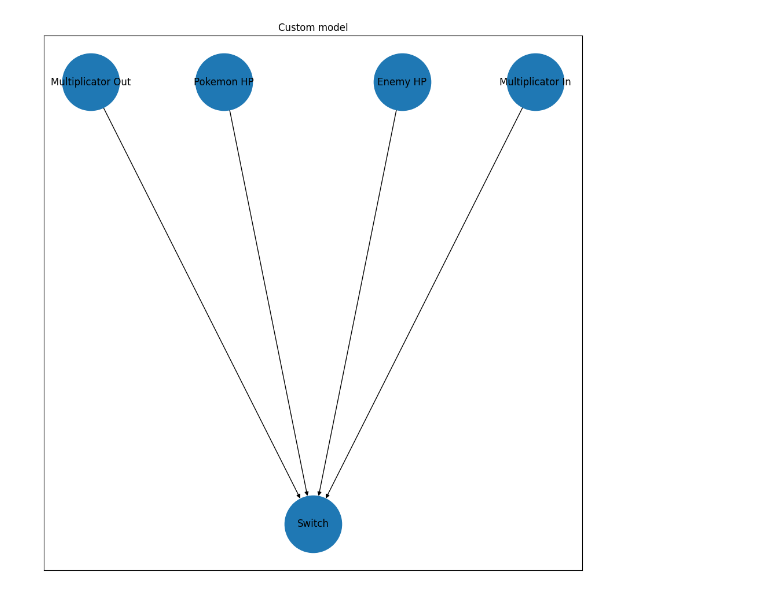
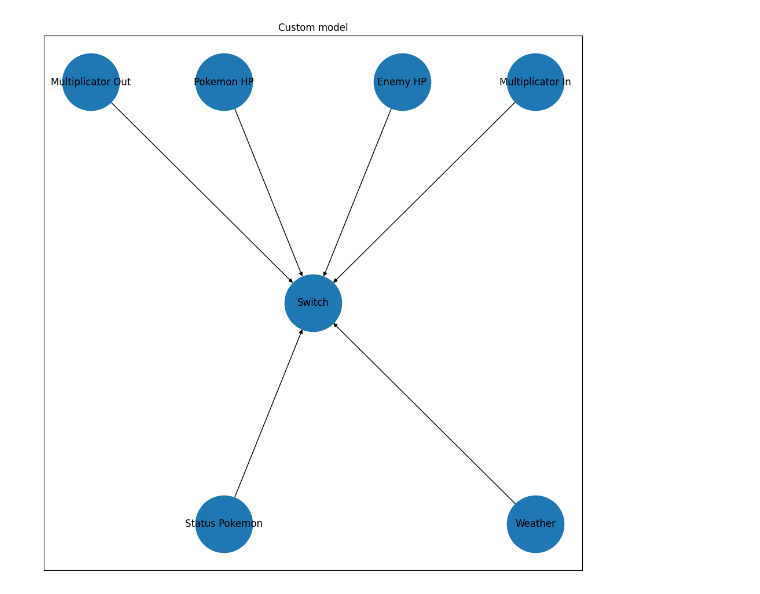
Before and after one commit to TechRufy/showdownBayesian, a Jupyter notebook: showdown/battle_bots/BayesianBot/BayesianNetwork/BayesianPokemon.ipynb, the cells around one changed output. Cells and saved outputs as stored; diff of their text form; code cells hidden in the pictures.

Commit message:
changed switch

```diff
--- a/showdown/battle_bots/BayesianBot/BayesianNetwork/BayesianPokemon.ipynb
+++ b/showdown/battle_bots/BayesianBot/BayesianNetwork/BayesianPokemon.ipynb
@@ -308,14 +314,14 @@ df_switch
 # %%
-switch_model = BayesianNetwork([('Pokemon HP', 'Switch'), ('Enemy HP', 'Switch'), ('Multiplicator In', 'Switch'), ('Multiplicator Out', 'Switch')])
+switch_model = BayesianNetwork([('Pokemon HP', 'Switch'), ('Enemy HP', 'Switch'), ('Status Pokemon', 'Switch'), ('Weather', 'Switch'), ('Multiplicator In', 'Switch'), ('Multiplicator Out', 'Switch')])
 pos = {'Pokemon HP': [0.9, 0], 'Enemy HP': [1.1, 0],
        "Multiplicator Out": [0.75, 0], 'Multiplicator In': [1.25, 0],
-       'Switch': [1, -0.09]}
+       'Switch': [1, -0.5], 'Status Pokemon' : [0.9, -1], 'Weather' : [1.25, -1]}
 fig, ax = plt.subplots(1, 1, figsize=(12, 12))
 nx.draw_networkx(switch_model, pos=pos, ax=ax, node_size=5000)
 ax.set_title('Custom model')
 fig.savefig('custom_bn')
 # %% [output]
-[figure, old version]
+[figure, new version]
 # %%
 
 estimator = BayesianEstimator(model=switch_model, data=df_switch)
```
Also changed, not shown: parts of 11 cells of this notebook, 1 other file.
